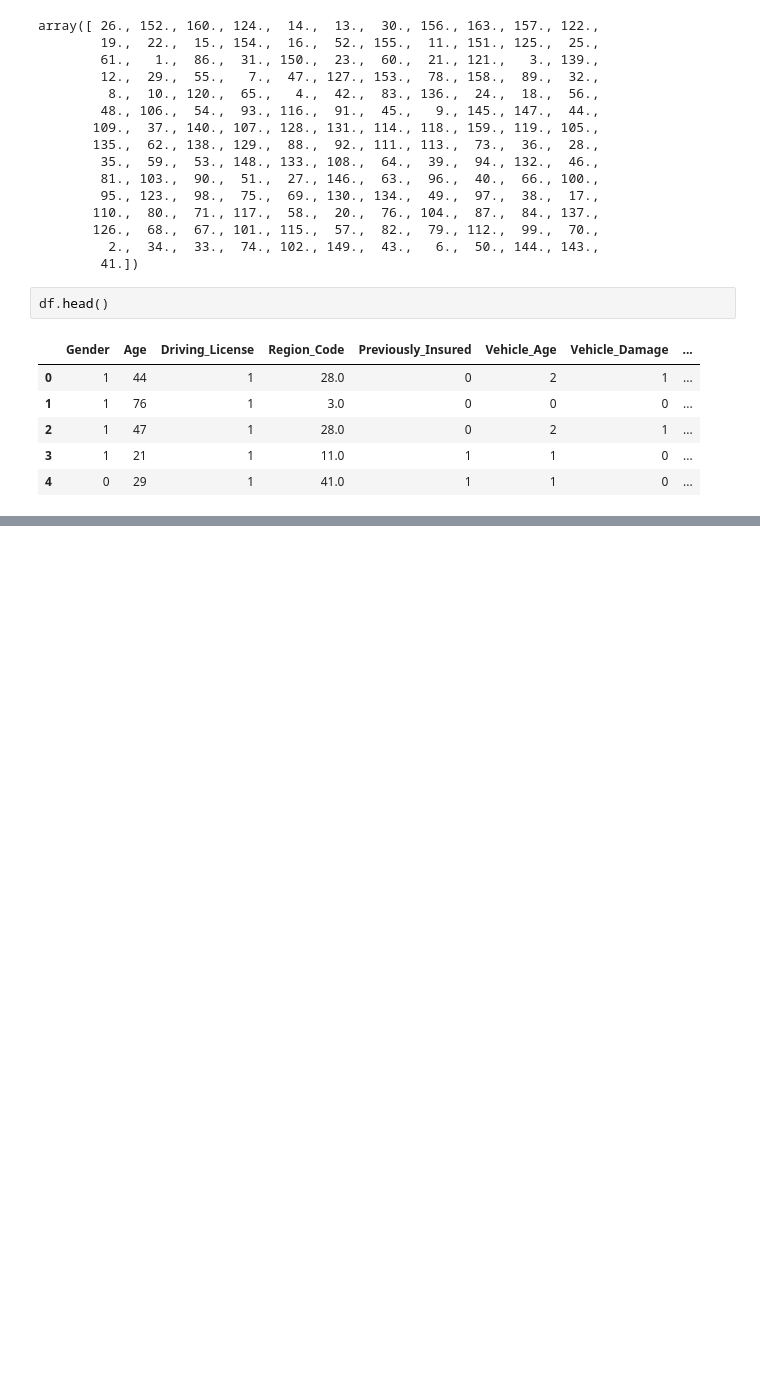
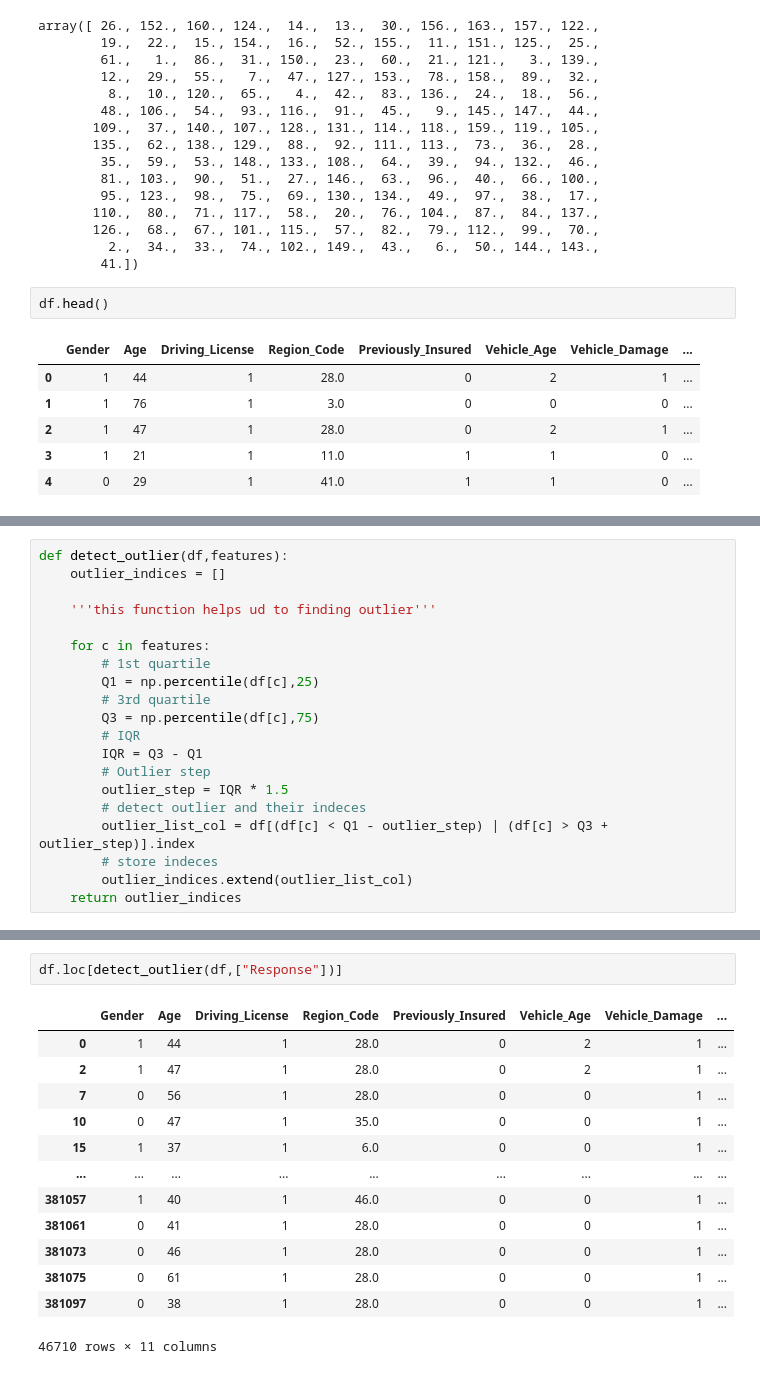
Before and after one commit to 143biswajit/HEALTH-INSURANCE-CROSS-SELL-PREDICTION, a Jupyter notebook: HEALTH_INSURANCE_CROSS_SELL_PREDICTION.ipynb, the cells around one changed output, grey strips where cells are left out. Saved outputs shown, nothing was run; the diff lists cells and outputs as text; blank space fills up the shorter version.

```diff
--- a/HEALTH_INSURANCE_CROSS_SELL_PREDICTION.ipynb
+++ b/HEALTH_INSURANCE_CROSS_SELL_PREDICTION.ipynb
@@ -577,0 +634,20 @@ df.head()
+# %%
+def detect_outlier(df,features):
+    outlier_indices = []
+
+    '''this function helps ud to finding outlier'''
+
+    for c in features:
+        # 1st quartile
+        Q1 = np.percentile(df[c],25)
+        # 3rd quartile
+        Q3 = np.percentile(df[c],75)
+        # IQR
+        IQR = Q3 - Q1
+        # Outlier step
+        outlier_step = IQR * 1.5
+        # detect outlier and their indeces
+        outlier_list_col = df[(df[c] < Q1 - outlier_step) | (df[c] > Q3 + outlier_step)].index
+        # store indeces
+        outlier_indices.extend(outlier_list_col)
+    return outlier_indices
@@ -577,0 +663,16 @@ df.head()
+# %%
+df.loc[detect_outlier(df,["Response"])]
+# %% [output]
+|  | Gender | Age | Driving_License | Region_Code | Previously_Insured | Vehicle_Age | Vehicle_Damage | ... |
+| 0 | 1 | 44 | 1 | 28.0 | 0 | 2 | 1 | ... |
+| 2 | 1 | 47 | 1 | 28.0 | 0 | 2 | 1 | ... |
+| 7 | 0 | 56 | 1 | 28.0 | 0 | 0 | 1 | ... |
+| 10 | 0 | 47 | 1 | 35.0 | 0 | 0 | 1 | ... |
+| 15 | 1 | 37 | 1 | 6.0 | 0 | 0 | 1 | ... |
+| ... | ... | ... | ... | ... | ... | ... | ... | ... |
+| 381057 | 1 | 40 | 1 | 46.0 | 0 | 0 | 1 | ... |
+| 381061 | 0 | 41 | 1 | 28.0 | 0 | 0 | 1 | ... |
+| 381073 | 0 | 46 | 1 | 28.0 | 0 | 0 | 1 | ... |
+| 381075 | 0 | 61 | 1 | 28.0 | 0 | 0 | 1 | ... |
+| 381097 | 0 | 38 | 1 | 28.0 | 0 | 0 | 1 | ... |
+46710 rows × 11 columns
```
Also changed, not shown: parts of 20 cells of this notebook.
